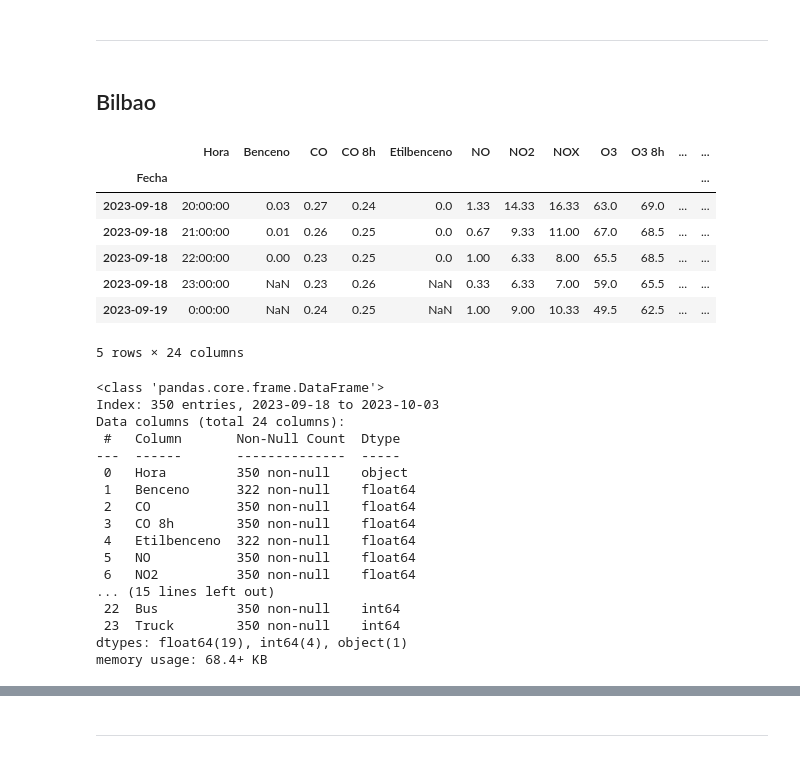
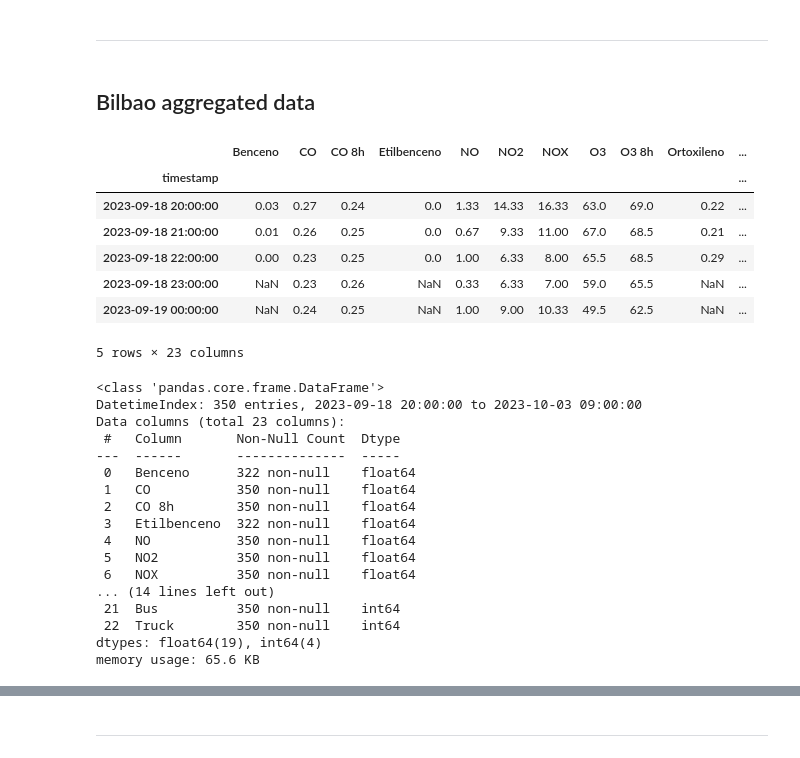
Before and after one commit to fterroso/airpollution_gnn_uca_upct, a Jupyter notebook: 01_data_preprocessing.ipynb, the cells around one changed output, grey strips where cells are left out. Saved outputs shown, nothing was run; the diff lists cells and outputs as text; code cells hidden in the pictures.

```diff
--- a/01_data_preprocessing.ipynb
+++ b/01_data_preprocessing.ipynb
@@ -70,38 +88,42 @@ madrid_df['Car Motorcycle Bus Truck'.split()].plot(figsize=(10,5), grid=True, lo
 # %% [markdown]
 -------------------------------
 # %% [markdown]
-## Bilbao
+## Bilbao aggregated data
 # %%
-bilbao_df= pd.read_csv(os.path.join('data','BILBAO_DATA.csv'), index_col='Fecha')
+bilbao_df= pd.read_csv(os.path.join('data','BILBAO_DATA.csv'))
+bilbao_df['timestamp']= bilbao_df.apply(lambda r: r['Fecha'] + ' ' + r['Hora'], axis=1)
+bilbao_df['timestamp']= pd.to_datetime(bilbao_df['timestamp'], dayfirst=True)
+bilbao_df= bilbao_df.set_index('timestamp')
+bilbao_df= bilbao_df.drop(columns='Fecha Hora'.split())
 bilbao_df.head()
 # %% [output]
-|  | Hora | Benceno | CO | CO 8h | Etilbenceno | NO | NO2 | NOX | O3 | O3 8h | ... | ... |
-| Fecha |  |  |  |  |  |  |  |  |  |  |  | ... |
-| 2023-09-18 | 20:00:00 | 0.03 | 0.27 | 0.24 | 0.0 | 1.33 | 14.33 | 16.33 | 63.0 | 69.0 | ... | ... |
-| 2023-09-18 | 21:00:00 | 0.01 | 0.26 | 0.25 | 0.0 | 0.67 | 9.33 | 11.00 | 67.0 | 68.5 | ... | ... |
-| 2023-09-18 | 22:00:00 | 0.00 | 0.23 | 0.25 | 0.0 | 1.00 | 6.33 | 8.00 | 65.5 | 68.5 | ... | ... |
-| 2023-09-18 | 23:00:00 | NaN | 0.23 | 0.26 | NaN | 0.33 | 6.33 | 7.00 | 59.0 | 65.5 | ... | ... |
-| 2023-09-19 | 0:00:00 | NaN | 0.24 | 0.25 | NaN | 1.00 | 9.00 | 10.33 | 49.5 | 62.5 | ... | ... |
+|  | Benceno | CO | CO 8h | Etilbenceno | NO | NO2 | NOX | O3 | O3 8h | Ortoxileno | ... |
+| timestamp |  |  |  |  |  |  |  |  |  |  | ... |
+| 2023-09-18 20:00:00 | 0.03 | 0.27 | 0.24 | 0.0 | 1.33 | 14.33 | 16.33 | 63.0 | 69.0 | 0.22 | ... |
+| 2023-09-18 21:00:00 | 0.01 | 0.26 | 0.25 | 0.0 | 0.67 | 9.33 | 11.00 | 67.0 | 68.5 | 0.21 | ... |
+| 2023-09-18 22:00:00 | 0.00 | 0.23 | 0.25 | 0.0 | 1.00 | 6.33 | 8.00 | 65.5 | 68.5 | 0.29 | ... |
+| 2023-09-18 23:00:00 | NaN | 0.23 | 0.26 | NaN | 0.33 | 6.33 | 7.00 | 59.0 | 65.5 | NaN | ... |
+| 2023-09-19 00:00:00 | NaN | 0.24 | 0.25 | NaN | 1.00 | 9.00 | 10.33 | 49.5 | 62.5 | NaN | ... |
-5 rows × 24 columns
+5 rows × 23 columns
 # %%
 bilbao_df.info()
 # %% [output]
 <class 'pandas.core.frame.DataFrame'>
-Index: 350 entries, 2023-09-18 to 2023-10-03
-Data columns (total 24 columns):
+DatetimeIndex: 350 entries, 2023-09-18 20:00:00 to 2023-10-03 09:00:00
+Data columns (total 23 columns):
  #   Column       Non-Null Count  Dtype
 ---  ------       --------------  -----
- 0   Hora         350 non-null    object
- 1   Benceno      322 non-null    float64
- 2   CO           350 non-null    float64
- 3   CO 8h        350 non-null    float64
- 4   Etilbenceno  322 non-null    float64
- 5   NO           350 non-null    float64
- 6   NO2          350 non-null    float64
-... (15 lines left out)
- 22  Bus          350 non-null    int64
- 23  Truck        350 non-null    int64
-dtypes: float64(19), int64(4), object(1)
-memory usage: 68.4+ KB
+ 0   Benceno      322 non-null    float64
+ 1   CO           350 non-null    float64
+ 2   CO 8h        350 non-null    float64
+ 3   Etilbenceno  322 non-null    float64
+ 4   NO           350 non-null    float64
+ 5   NO2          350 non-null    float64
+ 6   NOX          350 non-null    float64
+... (14 lines left out)
+ 21  Bus          350 non-null    int64
+ 22  Truck        350 non-null    int64
+dtypes: float64(19), int64(4)
+memory usage: 65.6 KB
 # %%
 bilbao_df['CO O3 PM10 PM2,5 SO2'.split()].plot(figsize=(10,5), grid=True, logy=True);
```
Also changed, not shown: parts of 35 cells of this notebook, 4 other files.
